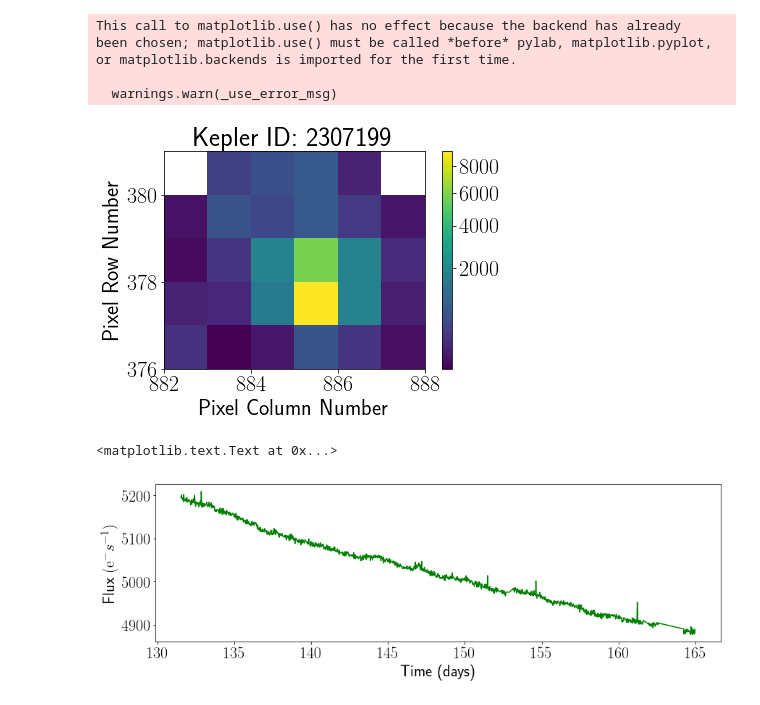
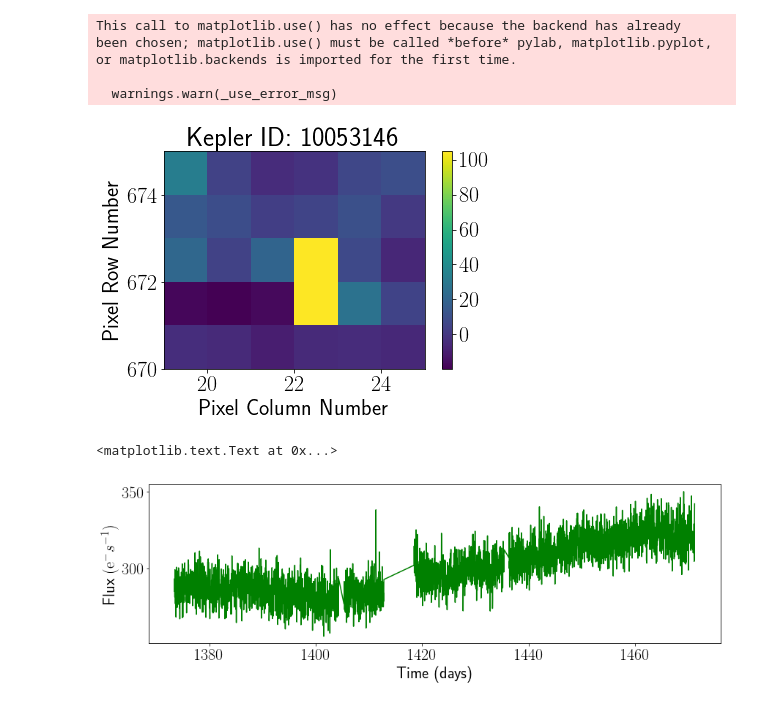
Before and after one commit to mirca/geerts-conjecture, a Jupyter notebook: notebook/geerts_conjecture.ipynb, the cells around one changed output. Cells and saved outputs as stored; diff of their text form; code cells hidden in the pictures.

```diff
--- a/notebook/geerts_conjecture.ipynb
+++ b/notebook/geerts_conjecture.ipynb
@@ -23,11 +23,11 @@ from pyke.targetpixelfile import KeplerTargetPixelFile
 # %%
 from pyke.utils import KeplerQualityFlags
 # %%
-tpf = KeplerTargetPixelFile('kplr002307199-2009166043257_lpd-targ.fits.gz',
+tpf = KeplerTargetPixelFile('kplr010053146-2013011073258_lpd-targ.fits.gz',
                             quality_bitmask=KeplerQualityFlags.QUALITY_ZERO_BITMASK)
 # %%
-tpf.plot(frame=157, scale='sqrt')
+tpf.plot(frame=1)
 # %% [output]
-[figure, old version]
+[figure, new version]
 # %%
 lc = tpf.to_lightcurve()
@@ -36,8 +36,8 @@ bkg_lc = tpf.get_bkg_lightcurve(method='kepler_pipeline')
 # %%
 plt.figure(figsize=[14, 4])
-plt.plot(lc.time, bkg_lc, color='green')
+plt.plot(lc.time, lc.flux, color='green')
 plt.ylabel('Flux $(\mathrm{e}^{-}s^{-1})$')
 plt.xlabel('Time (days)')
 # %% [output]
 <matplotlib.text.Text at 0x...>
-[figure, old version]
+[figure, new version]
```
Also changed, not shown: parts of 26 cells of this notebook, 1 other file.
